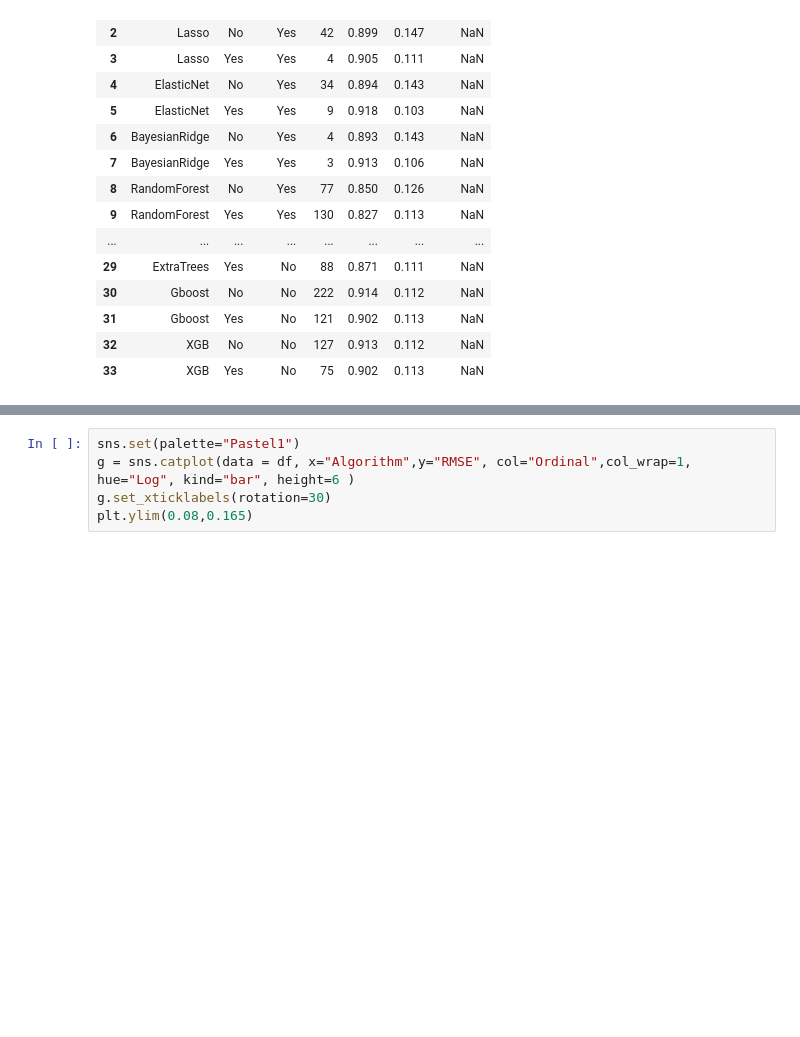
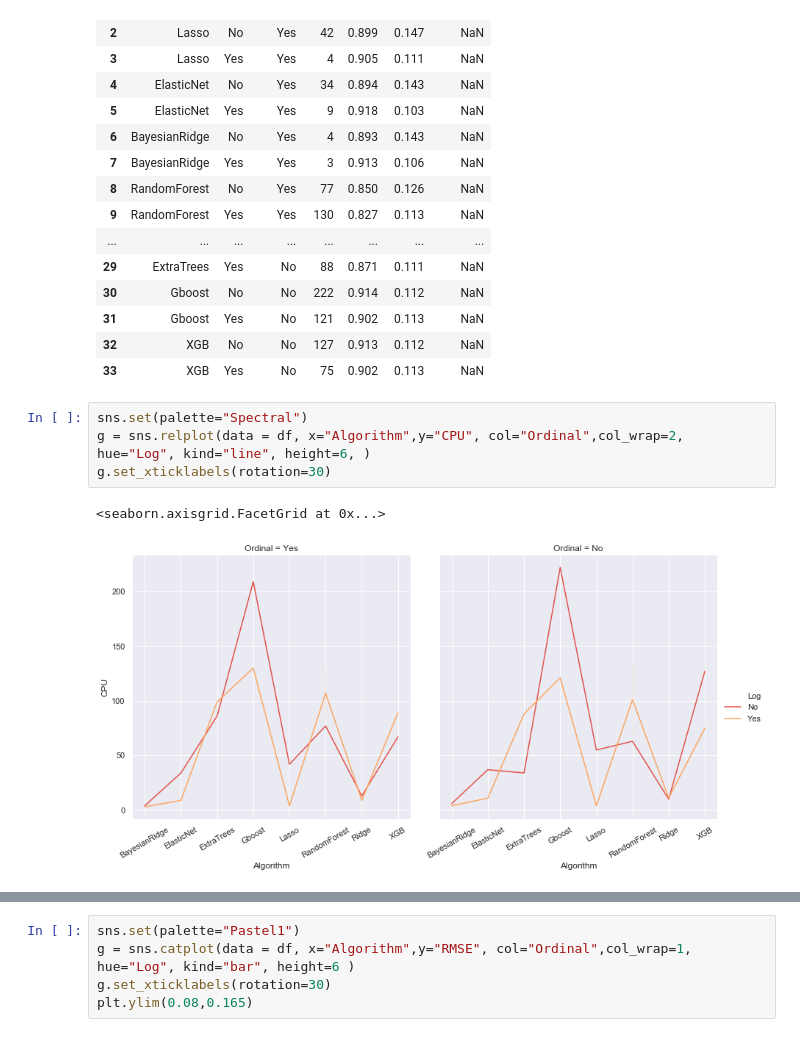
Before and after one commit to radhavrmk/MNN, a Jupyter notebook: notebooks/Stats.ipynb, the cells around one changed output, grey strips where cells are left out. Saved outputs shown, nothing was run; the diff lists cells and outputs as text; blank space fills up the shorter version.

```diff
--- a/notebooks/Stats.ipynb
+++ b/notebooks/Stats.ipynb
@@ -53,5 +53,12 @@ df
 | 31 | Gboost | Yes | No | 121 | 0.902 | 0.113 | NaN |
 | 32 | XGB | No | No | 127 | 0.913 | 0.112 | NaN |
 | 33 | XGB | Yes | No | 75 | 0.902 | 0.113 | NaN |
+# %%
+sns.set(palette="Spectral")
+g = sns.relplot(data = df, x="Algorithm",y="CPU", col="Ordinal",col_wrap=2, hue="Log", kind="line", height=6, )
+g.set_xticklabels(rotation=30)
+# %% [output]
+<seaborn.axisgrid.FacetGrid at 0x...>
+[figure, added]
 # %%
 sns.set(palette="Spectral")
```
Also changed, not shown: parts of 6 cells of this notebook, 3 other files.
